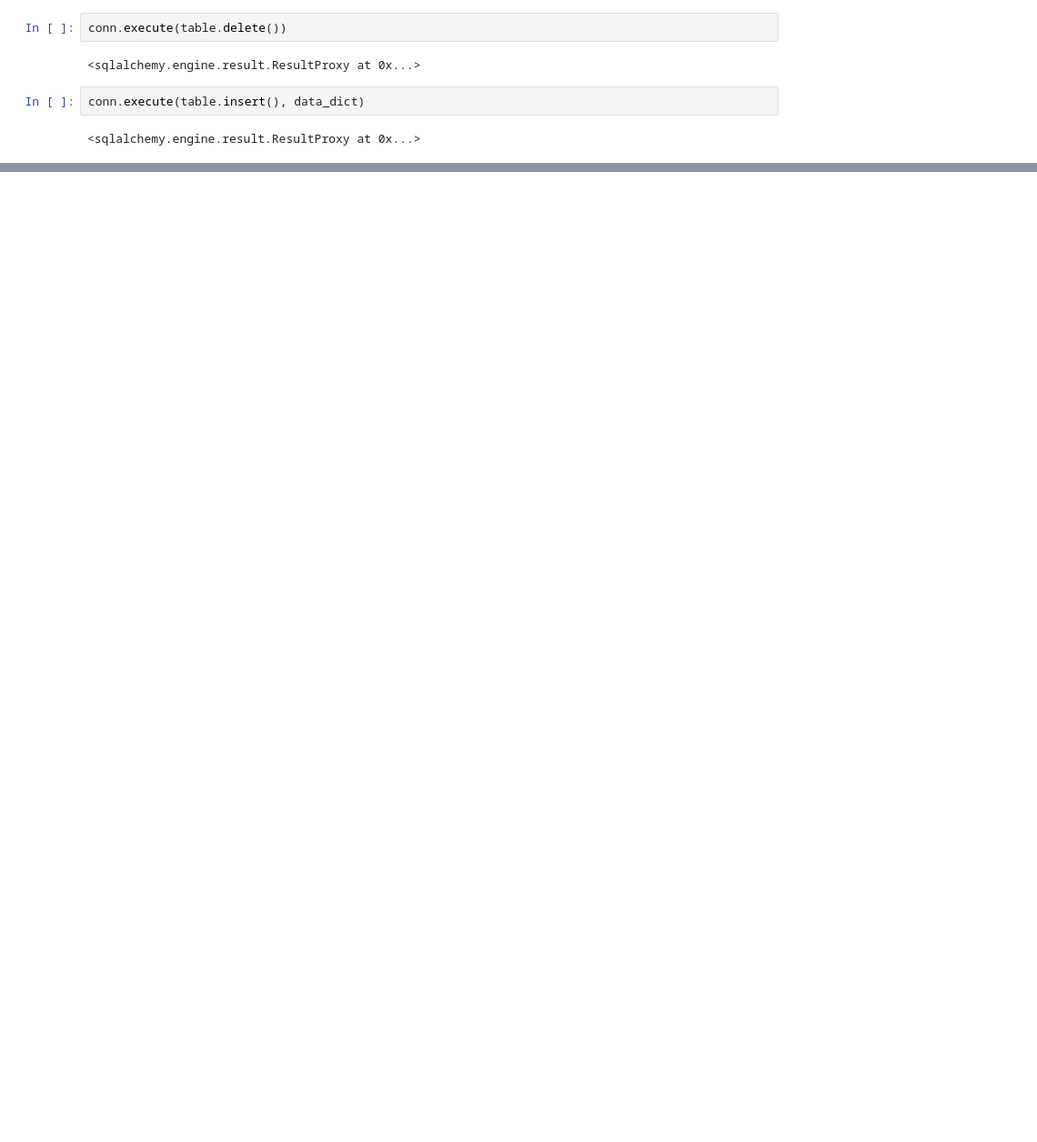
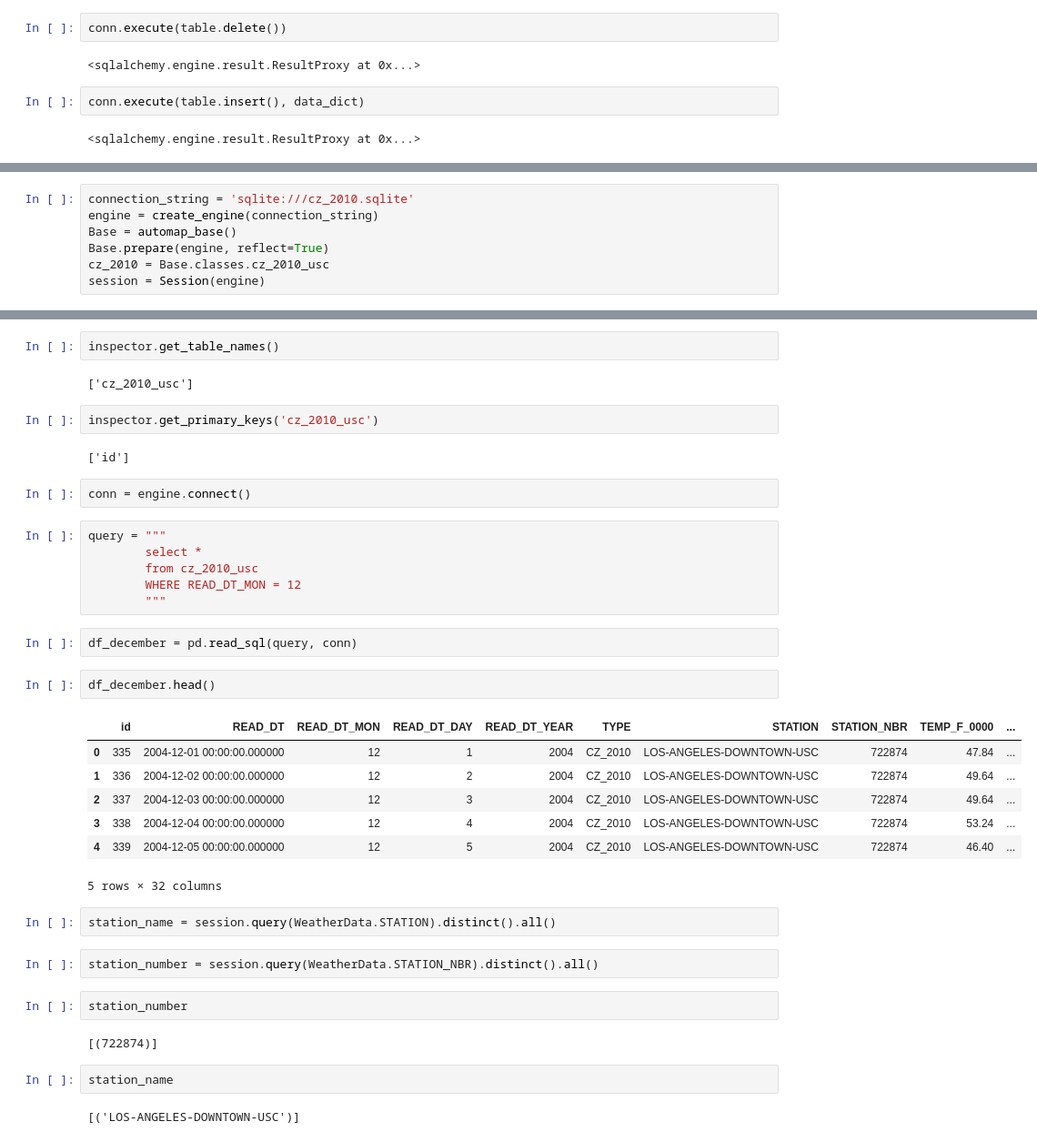
Before and after one commit to grantaguinaldo/cz_2010_api, a Jupyter notebook: data_engineering_dev.ipynb, the cells around one changed output, grey strips where cells are left out. Shown at 91% size. Drawn from its saved outputs; the diff is of its cells as text; blank space fills up the shorter version.

```diff
--- a/data_engineering_dev.ipynb
+++ b/data_engineering_dev.ipynb
@@ -233,3 +236,10 @@ conn.execute("SELECT * \
  (93, '2001-04-03 00:00:00.000000', 4, 3, 2001, 'CZ_2010', 'LOS-ANGELES-DOWNTOWN-USC', 722874, 55.040000000000006, 57.019999999999996, 55.94, 55.94, 55.040000000000006, 53.96, 53.96, 53.96, 55.0400000 ...
  (94, '2001-04-04 00:00:00.000000', 4, 4, 2001, 'CZ_2010', 'LOS-ANGELES-DOWNTOWN-USC', 722874, 55.040000000000006, 55.040000000000006, 53.96, 53.96, 53.96, 53.06, 53.06, 53.06, 53.06, 53.96, 55.94, 57 ...
  (95, '2001-04-05 00:00:00.000000', 4, 5, 2001, 'CZ_2010', 'LOS-ANGELES-DOWNTOWN-USC', 722874, 53.06, 53.96, 53.96, 53.96, 53.06, 51.980000000000004, 51.08, 51.08, 51.980000000000004, 55.0400000000000 ...
+# %%
+connection_string = 'sqlite:///cz_2010.sqlite'
+engine = create_engine(connection_string)
+Base = automap_base()
+Base.prepare(engine, reflect=True)
+cz_2010 = Base.classes.cz_2010_usc
+session = Session(engine)
@@ -235,0 +298,40 @@ conn.execute("SELECT * \
+# %%
+inspector.get_table_names()
+# %% [output]
+['cz_2010_usc']
+# %%
+inspector.get_primary_keys('cz_2010_usc')
+# %% [output]
+['id']
+# %%
+conn = engine.connect()
+# %%
+query = """
+        select *
+        from cz_2010_usc
+        WHERE READ_DT_MON = 12
+        """
+# %%
+df_december = pd.read_sql(query, conn)
+# %%
+df_december.head()
+# %% [output]
+|  | id | READ_DT | READ_DT_MON | READ_DT_DAY | READ_DT_YEAR | TYPE | STATION | STATION_NBR | TEMP_F_0000 | ... |
+| 0 | 335 | 2004-12-01 00:00:00.000000 | 12 | 1 | 2004 | CZ_2010 | LOS-ANGELES-DOWNTOWN-USC | 722874 | 47.84 | ... |
+| 1 | 336 | 2004-12-02 00:00:00.000000 | 12 | 2 | 2004 | CZ_2010 | LOS-ANGELES-DOWNTOWN-USC | 722874 | 49.64 | ... |
+| 2 | 337 | 2004-12-03 00:00:00.000000 | 12 | 3 | 2004 | CZ_2010 | LOS-ANGELES-DOWNTOWN-USC | 722874 | 49.64 | ... |
+| 3 | 338 | 2004-12-04 00:00:00.000000 | 12 | 4 | 2004 | CZ_2010 | LOS-ANGELES-DOWNTOWN-USC | 722874 | 53.24 | ... |
+| 4 | 339 | 2004-12-05 00:00:00.000000 | 12 | 5 | 2004 | CZ_2010 | LOS-ANGELES-DOWNTOWN-USC | 722874 | 46.40 | ... |
+5 rows × 32 columns
+# %%
+station_name = session.query(WeatherData.STATION).distinct().all()
+# %%
+station_number = session.query(WeatherData.STATION_NBR).distinct().all()
+# %%
+station_number
+# %% [output]
+[(722874)]
+# %%
+station_name
+# %% [output]
+[('LOS-ANGELES-DOWNTOWN-USC')]
```
Also changed, not shown: parts of 12 cells of this notebook, 1 other file.
